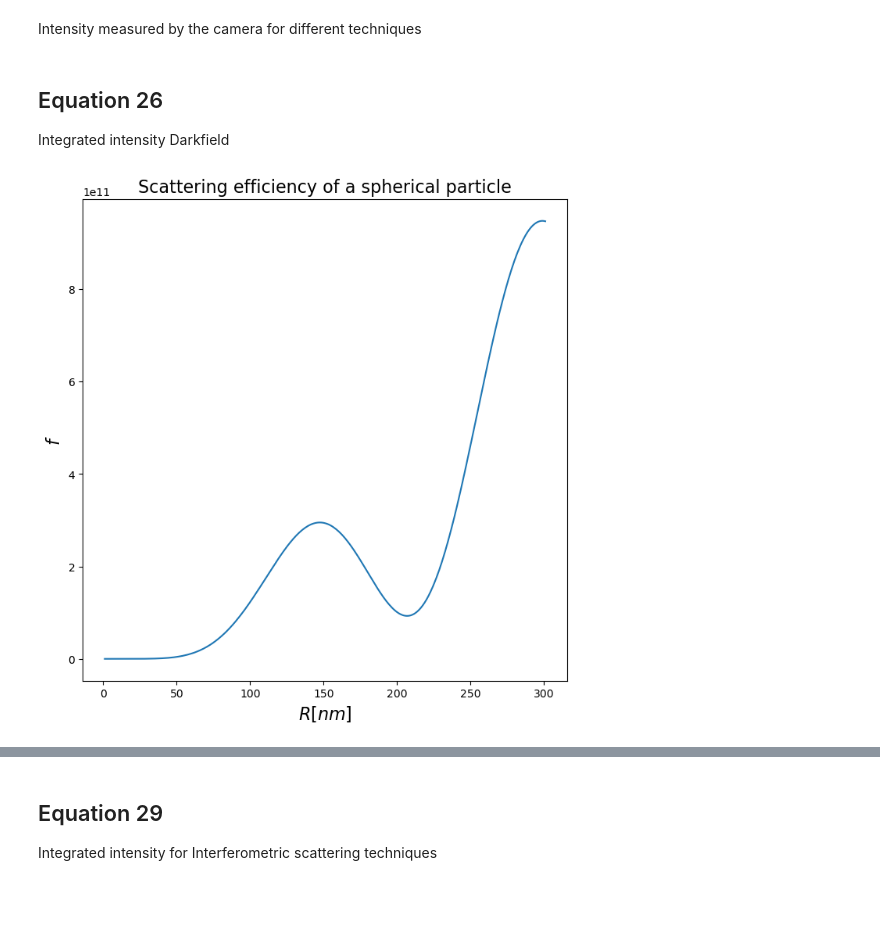
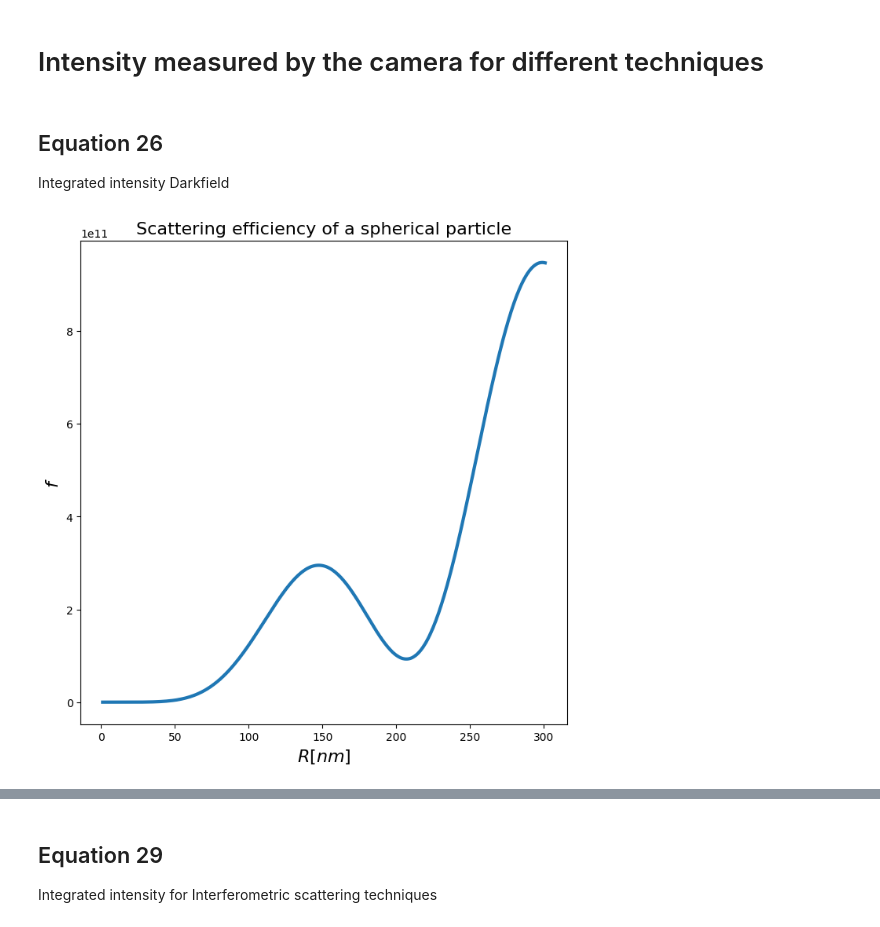
Before and after one commit to softmatterlab/OpticalCharacterizationNanoparticles, a Jupyter notebook: example_signal_relation/Modalities_Sphere.ipynb, the cells around one changed output, grey strips where cells are left out. Drawn from its saved outputs; the diff is of its cells as text; code cells hidden in the pictures; blank space fills up the shorter version.

```diff
--- a/example_signal_relation/Modalities_Sphere.ipynb
+++ b/example_signal_relation/Modalities_Sphere.ipynb
@@ -1,5 +1,5 @@
 # %% [markdown]
-Intensity measured by the camera for different techniques
+# Intensity measured by the camera for different techniques
 # %%
 import numpy as np
 import matplotlib.pyplot as plt
@@ -21,12 +19,12 @@ k=2*np.pi*nm/wavelength #Wavevector in vacuum
 Integrated intensity Darkfield
 # %%
 fig, axes = plt.subplots(figsize = (8, 8))
-plt.plot(radius, np.squeeze(data)*np.abs(polarizability1)**2)
+plt.plot(radius, np.squeeze(data)*np.abs(polarizability1)**2, linewidth=3)
 axes.set_xlabel('$R [nm]$', fontsize=16)
 axes.set_ylabel('$f$', fontsize=16)
 axes.set_title('Scattering efficiency of a spherical particle', fontsize=16)
 plt.show()
 # %% [output]
-[figure, old version]
+[figure, new version]
 # %%
 fig, axes = plt.subplots(figsize = (8, 8))
```
Also changed, not shown: parts of 8 cells of this notebook, 5 other files.
